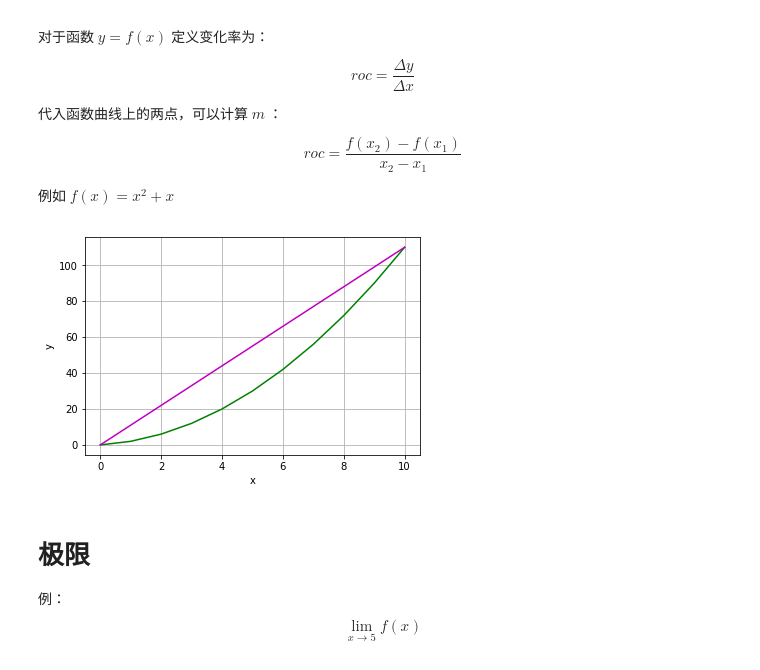
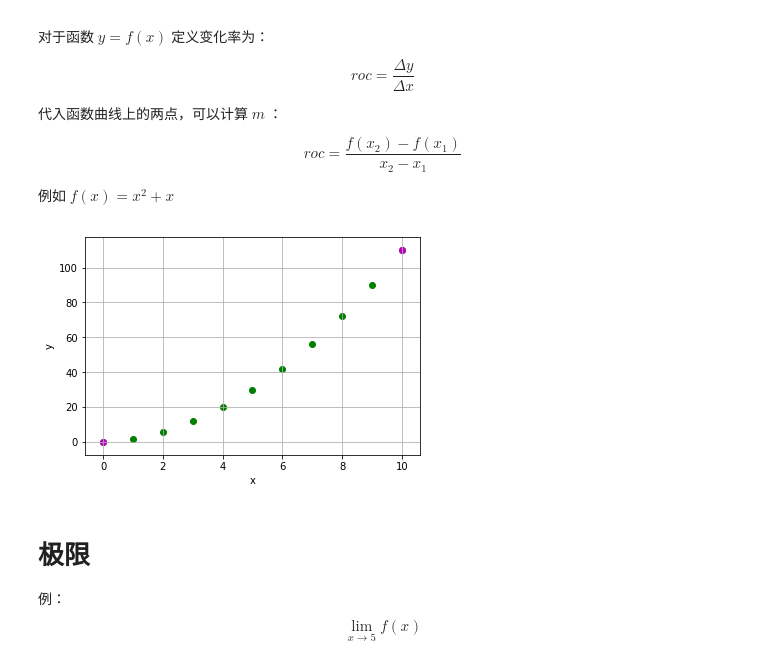
Before and after one commit to shaiic/AI-training, a Jupyter notebook: 1.Notebooks/4.Lesson-Docs/lesson02-数学基础.02-微积分.ipynb, the cells around one changed output. Cells and saved outputs as stored; diff of their text form; code cells hidden in the pictures.

```diff
--- a/1.Notebooks/4.Lesson-Docs/lesson02-数学基础.02-微积分.ipynb
+++ b/1.Notebooks/4.Lesson-Docs/lesson02-数学基础.02-微积分.ipynb
@@ -17,22 +17,23 @@ $$ roc = \frac{\Delta{y}}{\Delta{x}}  $$
 
 例如 ${f(x) = x^{2} + x}$
 # %%
+%matplotlib inline
 def f(x):
     return (x)**2 + x
 
 x = np.array(range(0, 11))
 y = np.array([0,10])
 
 plt.xlabel('x')
 plt.ylabel('y')
 plt.grid()
 
-plt.plot(x, f(x), color='g')
-plt.plot(y, f(y), color='m')
+plt.scatter(x, f(x), color='g')
+plt.scatter(y, f(y), color='m')
 
 plt.show()
 # %% [output]
-[figure, old version]
+[figure, new version]
 # %% [markdown]
 # 极限
 
```
Also changed, not shown: parts of 6 cells of this notebook, 2 other files.
